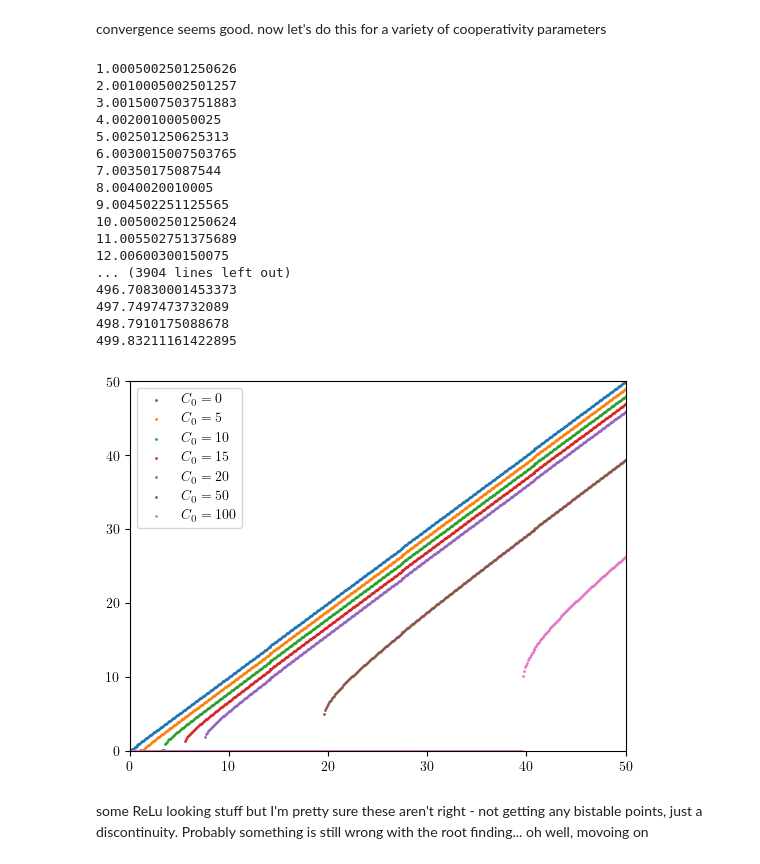
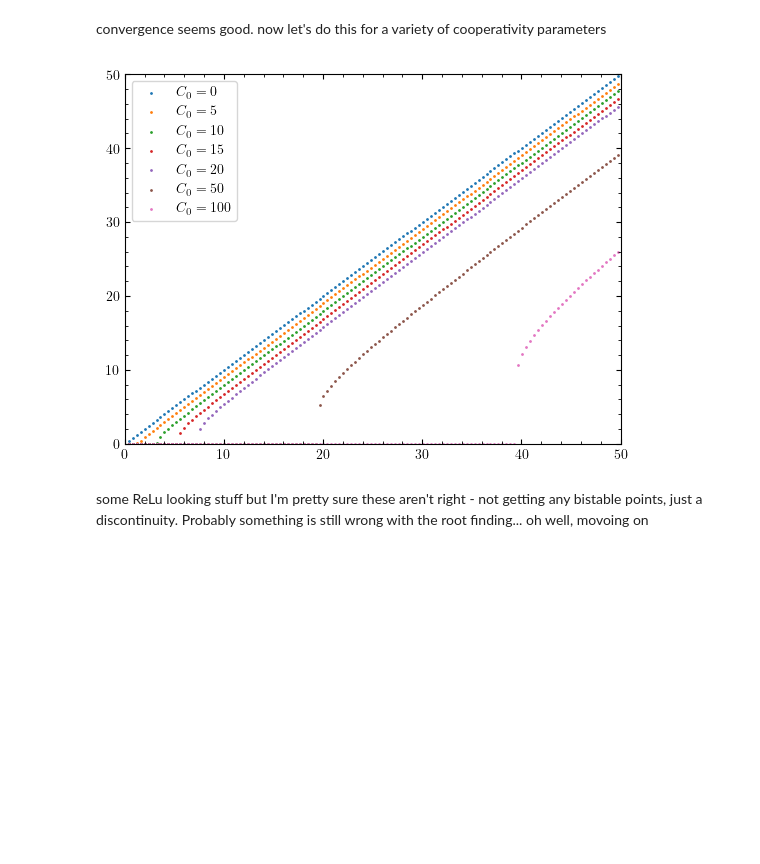
Before and after one commit to tyxiang0530/CavityNLONN, a Jupyter notebook: PreliminaryTheory.ipynb, the cells around one changed output. Drawn from its saved outputs; the diff is of its cells as text; code cells hidden in the pictures; blank space fills up the shorter version.

```diff
--- a/PreliminaryTheory.ipynb
+++ b/PreliminaryTheory.ipynb
@@ -69,6 +69,8 @@ from scipy.signal import find_peaks
 
 plt.rc('text', usetex=True)
 plt.rc('font', family='serif')
+plt.rc('xtick', direction='in')
+plt.rc('ytick', direction='in')
 # %% [markdown]
 first analyze resonant case
 \begin{equation}
@@ -86,7 +88,7 @@ I_1 = TI_2\left(1+\frac{C_0}{1+2I_2/I_s}\right)^2
 \end{equation}
 where $C = \frac{C_0}{1+2I_2/I_s}$ and $C_0 = \frac{R\alpha_0 l}{1-R}$.
 # %%
-I_1_arr = np.linspace(0, 200, 2000) # let's work in mW
+I_1_arr = np.linspace(0, 200, 200) # let's work in mW
 # start with a highly reflective cavity
 R = 0.9
 T = 1-R
@@ -161,32 +145,22 @@ Text(0, 0.5, '$I_3 (mW/cm^2)$')
 convergence seems good. now let's do this for a variety of cooperativity parameters
 # %%
 C_0_arr = [0, 5, 10, 15, 20, 50, 100]
+I_1_arr = np.linspace(0, 200, 500) # let's work in mW
+
 for C_0 in C_0_arr:
     I_2_solutions = np.array([solve_I_2(I_1, C_0) for I_1 in I_1_arr])
     plt.scatter(I_1_arr, T*I_2_solutions, s=1, label=f"$C_0 = {C_0}$")
+    plt.tick_params(top=True, right=True, which='both')
+    plt.minorticks_on()
+    plt.tick_params(axis='both', which='major')
+    plt.tick_params(axis='both', which='minor')
 plt.legend()
 plt.xlim(0,50)
 plt.ylim(0,50)
-plt.show()
+# plt.show()
+plt.savefig("absorptive.png", dpi = 300)
 # %% [output]
-1.0005002501250626
-2.0010005002501257
-3.0015007503751883
-4.00200100050025
-5.002501250625313
-6.0030015007503765
-7.00350175087544
-8.0040020010005
-9.004502251125565
-10.005002501250624
-11.005502751375689
-12.00600300150075
-... (3904 lines left out)
-496.70830001453373
-497.7497473732089
-498.7910175088678
-499.83211161422895
-[figure, old version]
+[figure, new version]
 # %% [markdown]
 some ReLu looking stuff but I'm pretty sure these aren't right - not getting any bistable points, just a discontinuity. Probably something is still wrong with the root finding... oh well, movoing on
 # %% [markdown]
```
Also changed, not shown: parts of 15 cells of this notebook, 12 other files.
